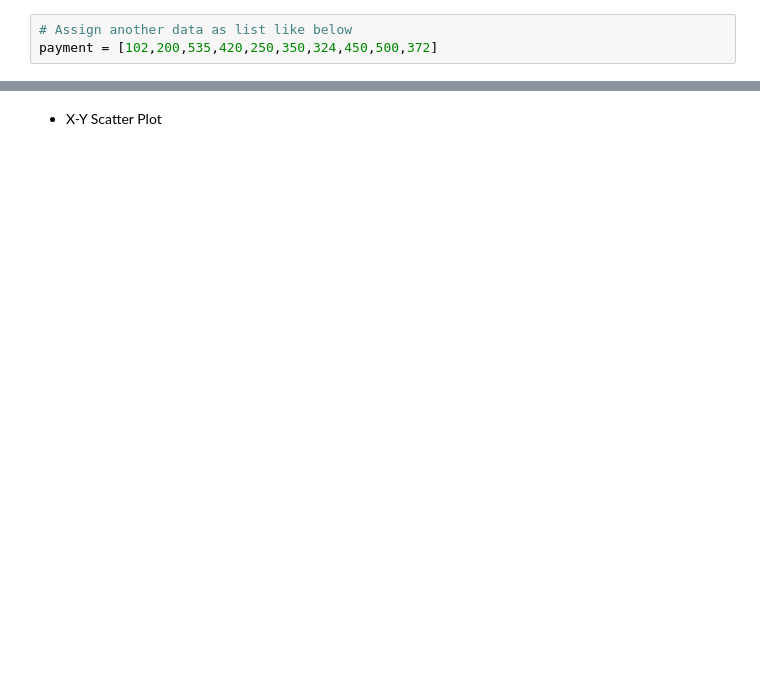
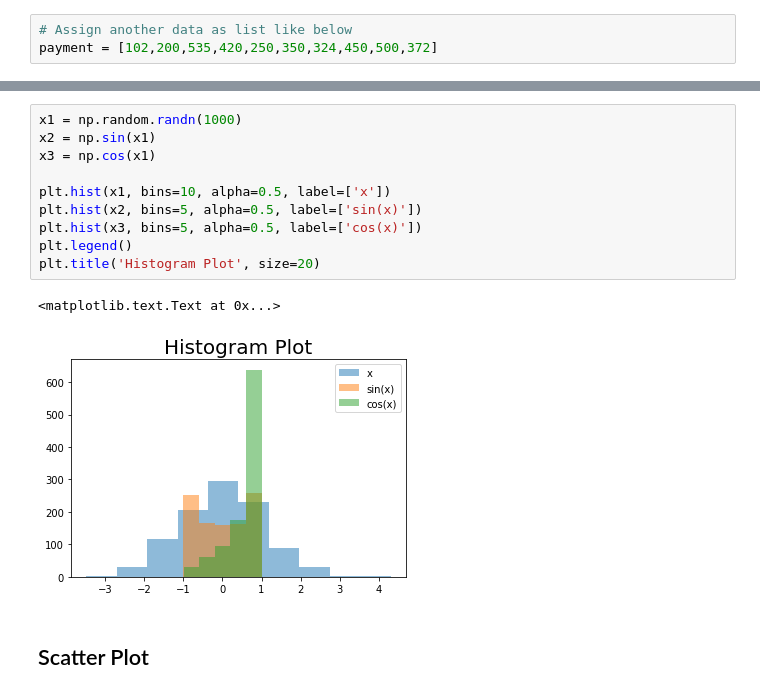
Before and after one commit to iamshihshan/PyOllyTutorial, a Jupyter notebook: 04_MatlibPlot.ipynb, the cells around one changed output, grey strips where cells are left out. Drawn from its saved outputs; the diff is of its cells as text; blank space fills up the shorter version.

```diff
--- a/04_MatlibPlot.ipynb
+++ b/04_MatlibPlot.ipynb
@@ -151,2 +161,15 @@ plt.show()
+# %%
+x1 = np.random.randn(1000)
+x2 = np.sin(x1)
+x3 = np.cos(x1)
+
+plt.hist(x1, bins=10, alpha=0.5, label=['x'])
+plt.hist(x2, bins=5, alpha=0.5, label=['sin(x)'])
+plt.hist(x3, bins=5, alpha=0.5, label=['cos(x)'])
+plt.legend()
+plt.title('Histogram Plot', size=20)
+# %% [output]
+<matplotlib.text.Text at 0x...>
+[figure, added]
 # %% [markdown]
-* X-Y Scatter Plot
+## Scatter Plot
```
Also changed, not shown: parts of 24 cells of this notebook.
